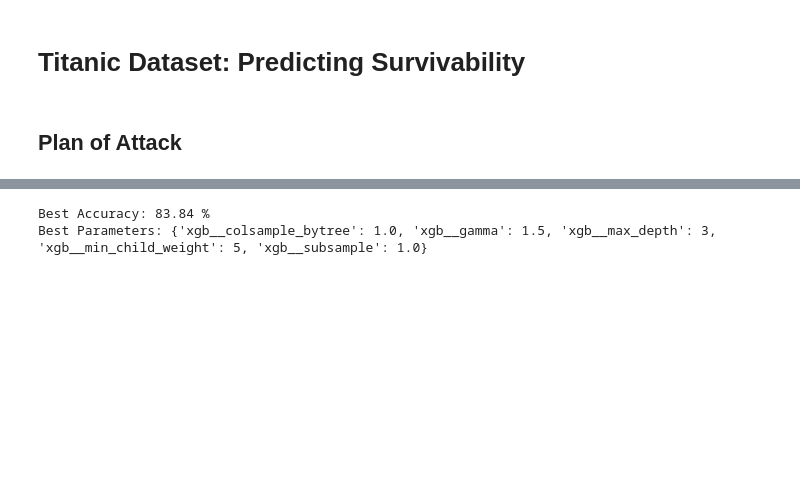
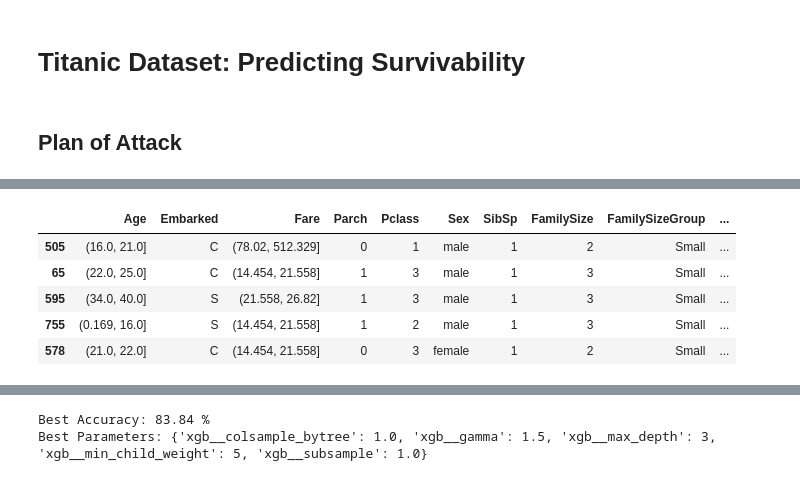
Before and after one commit to arturvilenskiy/data_science_portfolio, a Jupyter notebook: titanic_model.ipynb, the cells around one changed output, grey strips where cells are left out. Cells and saved outputs as stored; diff of their text form; code cells hidden in the pictures; blank space fills up the shorter version.

```diff
--- a/titanic_model.ipynb
+++ b/titanic_model.ipynb
@@ -28,2 +197,8 @@ y = train['Survived']
+# %%
+non_numerical_features = ['Embarked', 'Sex', 'Title', 'FamilySizeGroup', 'Age','Fare']
+categorical_features = ['Embarked', 'Sex', 'Title', 'Pclass']
+# %%
+#preprocessor = ColumnTransformer(transformers=[('num', non_numeric_transformer, non_numerical_features),('cat', categorical_transformer, categorical_features)])
+preprocessor = ColumnTransformer(transformers=[('num', non_numeric_transformer, non_numerical_features)])
 # %%
 X_train, X_test, y_train, y_test = train_test_split(X, y, test_size=0.25)
@@ -39,5 +205,3 @@ categorical_features = X.select_dtypes(include=['object']).columns
-# %%
-preprocessor = ColumnTransformer(transformers=[('num', numeric_transformer, numerical_features),('cat', categorical_transformer, categorical_features)])
 # %%
 SEED=123
 lr = LogisticRegression(random_state=SEED,solver='liblinear')
@@ -51,3 +219,12 @@ classifiers = [('Logistic Regression', lr),('K Nearest Neighbours', knn),('Class
+# %%
+X_train.head()
+# %% [output]
+|  | Age | Embarked | Fare | Parch | Pclass | Sex | SibSp | FamilySize | FamilySizeGroup | ... |
+| 505 | (16.0, 21.0] | C | (78.02, 512.329] | 0 | 1 | male | 1 | 2 | Small | ... |
+| 65 | (22.0, 25.0] | C | (14.454, 21.558] | 1 | 3 | male | 1 | 3 | Small | ... |
+| 595 | (34.0, 40.0] | S | (21.558, 26.82] | 1 | 3 | male | 1 | 3 | Small | ... |
+| 755 | (0.169, 16.0] | S | (14.454, 21.558] | 1 | 2 | male | 1 | 3 | Small | ... |
+| 578 | (21.0, 22.0] | C | (14.454, 21.558] | 0 | 3 | female | 1 | 2 | Small | ... |
 # %%
 for cls_name, clf in classifiers:
     pipe = Pipeline(steps=[('preprocessor', preprocessor), ('classifier', clf)])
```
Also changed, not shown: parts of 47 cells of this notebook.
